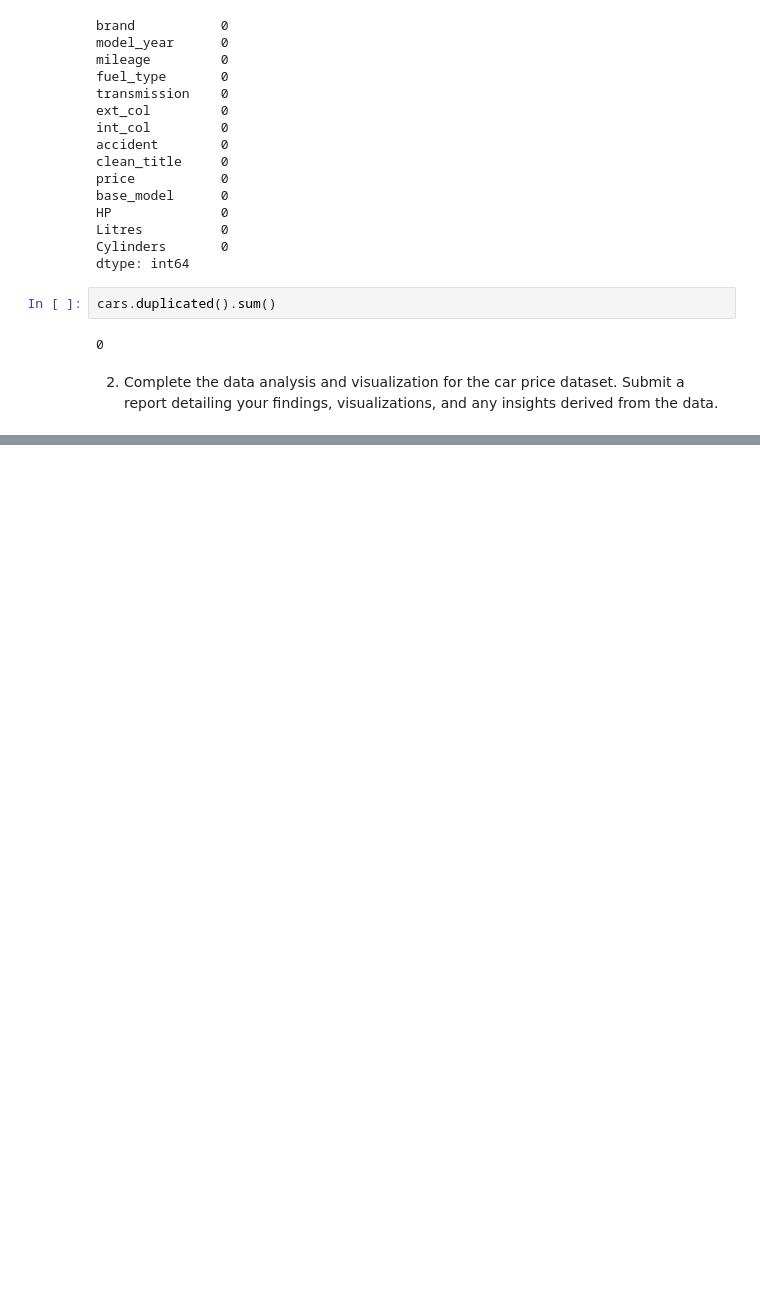
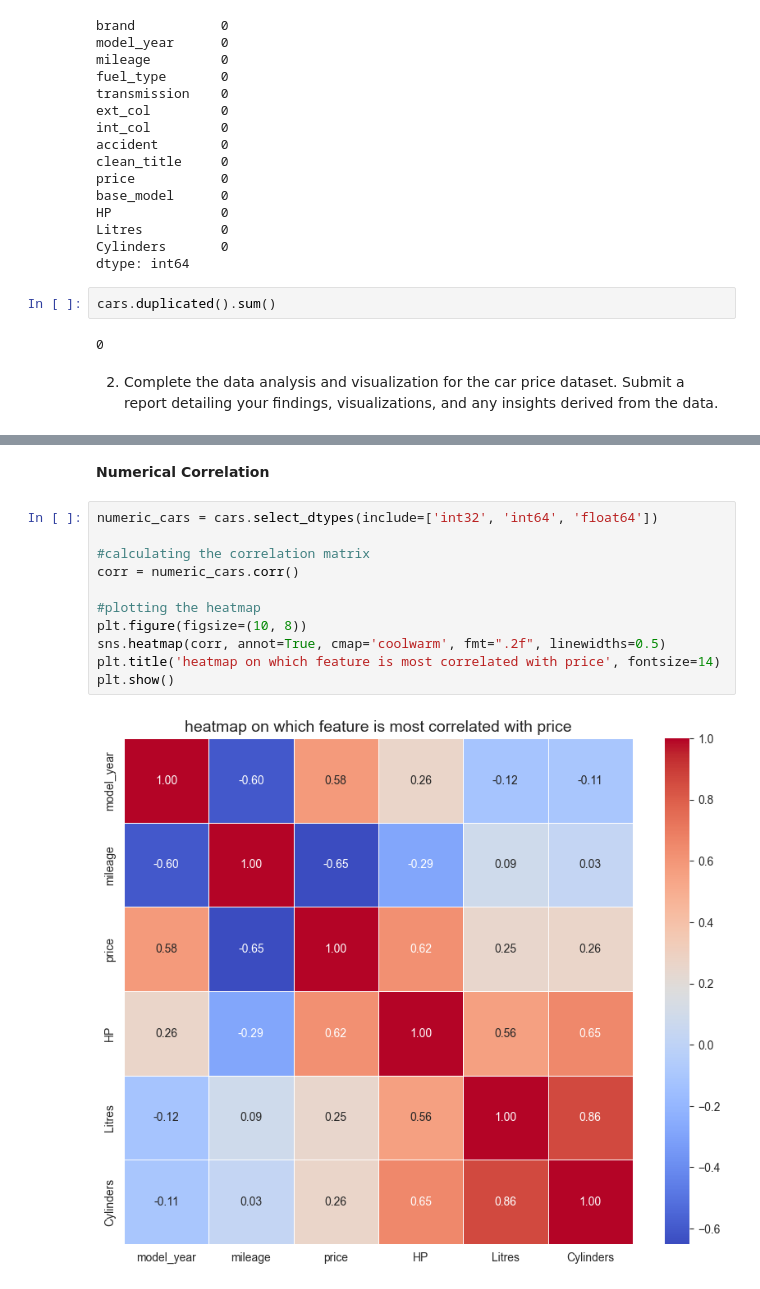
Before and after one commit to Berniceboateng775/nsp-training-program, a Jupyter notebook: car_pricePrediction.ipynb, the cells around one changed output, grey strips where cells are left out. Saved outputs shown, nothing was run; the diff lists cells and outputs as text; blank space fills up the shorter version.

```diff
--- a/car_pricePrediction.ipynb
+++ b/car_pricePrediction.ipynb
@@ -1021,0 +1041,15 @@ detailing your findings, visualizations, and any insights derived from the data.
+# %% [markdown]
+**Numerical Correlation**
+# %%
+numeric_cars = cars.select_dtypes(include=['int32', 'int64', 'float64'])
+
+#calculating the correlation matrix
+corr = numeric_cars.corr()
+
+#plotting the heatmap
+plt.figure(figsize=(10, 8))
+sns.heatmap(corr, annot=True, cmap='coolwarm', fmt=".2f", linewidths=0.5)
+plt.title('heatmap on which feature is most correlated with price', fontsize=14)
+plt.show()
+# %% [output]
+[figure, added]
```
Also changed, not shown: parts of 3 cells of this notebook, 3 other files.
